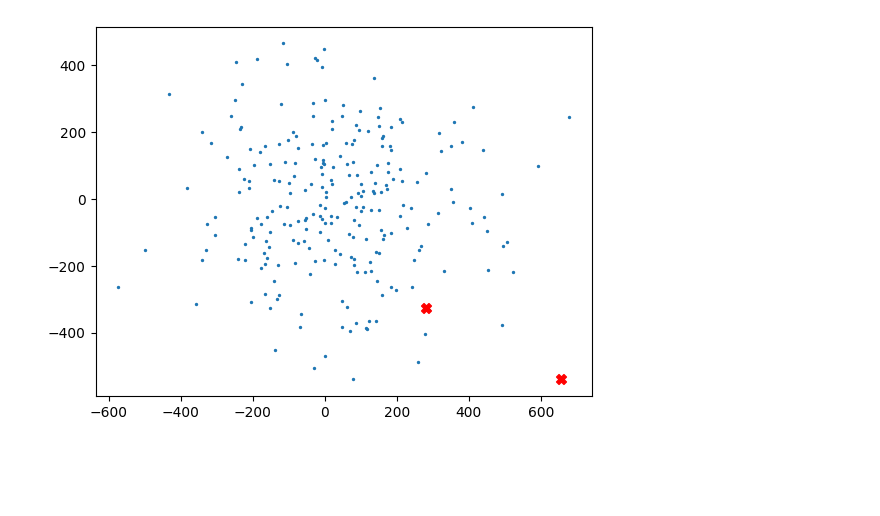
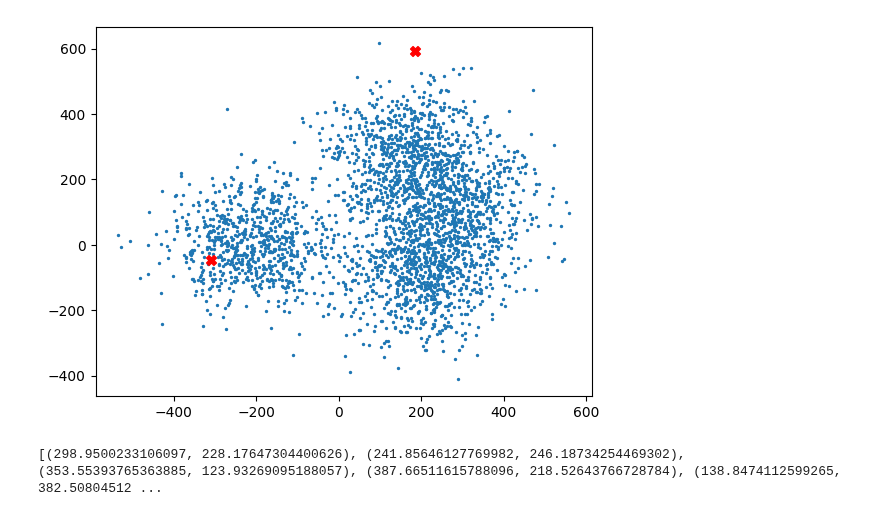
Before and after one commit to mathemaia/studies, a Jupyter notebook: Python/MachineLearning/UnsupervisedLearning/kmeans/test.ipynb, the cells around one changed output. Cells and saved outputs as stored; diff of their text form; code cells hidden in the pictures; blank space fills up the shorter version.

```diff
--- a/Python/MachineLearning/UnsupervisedLearning/kmeans/test.ipynb
+++ b/Python/MachineLearning/UnsupervisedLearning/kmeans/test.ipynb
@@ -1,67 +1,91 @@
 # %%
 from sklearn.datasets import make_blobs
 import matplotlib
 from matplotlib import pyplot as plt
-from matplotlib.backends.backend_agg import FigureCanvasAgg as FigureCanvas
 import random
 import math
 import numpy as np
 import math
 import os
 import imageio.v2 as imageio
 from IPython.display import Image
-
+from tqdm import tqdm
 
 # gera pontos de forma aleatória e separa em duas listas
-X, _ = make_blobs(n_samples=250, centers=2, center_box=(-50, 50), cluster_std=200)
-x1 = []
-x2 = []
-for x in X:
-    x1.append(tuple(x)[0])
-    x2.append(tuple(x)[1])
+DATA, _ = make_blobs(n_samples=3000, centers=4, center_box=(-300, 300), cluster_std=100)
+x = []
+y = []
+for d in DATA:
+    x.append(tuple(d)[0])
+    y.append(tuple(d)[1])
 
 # inicialização dos centróides
-c1 = (random.randint(math.floor(np.min(x1)), math.floor(np.max(x1))), random.randint(math.floor(np.min(x2)), math.floor(np.max(x2))))
-c2 = (random.randint(math.floor(np.min(x1)), math.floor(np.max(x1))), random.randint(math.floor(np.min(x2)), math.floor(np.max(x2))))
-plt.scatter(x=x1, y=x2, s=2)
+c1 = (random.randint(math.floor(np.min(x)), math.floor(np.max(x))), random.randint(math.floor(np.min(y)), math.floor(np.max(y))))
+c2 = (random.randint(math.floor(np.min(x)), math.floor(np.max(x))), random.randint(math.floor(np.min(y)), math.floor(np.max(y))))
+plt.scatter(x=x, y=y, s=2)
 plt.scatter(x=c1[0], y=c1[1], marker='X', s=50, c='red')
 plt.scatter(x=c2[0], y=c2[1], marker='X', s=50, c='red')
 plt.show()
 # %% [output]
-[figure, old version]
+[figure, new version]
 # %%
 # configuração para o matplotlib não plotar os gráficos
 matplotlib.use('Agg')
 
-# criação dos clusters vazios (sem pontos)
-cluster_c1 = []
-cluster_c2 = []
+# lista de coordenadas para fazer os gráficos
+cluster_c1_x = []
+cluster_c1_y = []
+cluster_c2_x = []
+cluster_c2_y = []
 
 # lista com os nomes dos arquivos
 names = []
 
-for i in range(35):
+for i in tqdm(range(35)):
+    # criação dos clusters vazios (sem pontos)
+    cluster_c1 = []
+    cluster_c2 = []
+
     # salva os gráficos em imagens para criar um gif
     fig, ax = plt.subplots()
-    ax.scatter(x=x1, y=x2, s=2)
-    ax.scatter(x=c1[0], y=c1[1], marker='X', s=50, c='red')
-    ax.scatter(x=c2[0], y=c2[1], marker='X', s=50, c='red')
+    if i == 0:
+        # valores do gráfico
+        ax.scatter(x=x, y=y, s=1, color=(0.0, 1.0, 0.0, 1.0))
+        # centróide 1
+        #ax.scatter(x=c1[0], y=c1[1], marker='X', s=1, c='red')
+        # centróide 2
+        #ax.scatter(x=c2[0], y=c2[1], marker='X', s=1, c='blue')
+    else:
+        # valores do gráfico
+        ax.scatter(x=cluster_c1_x, y=cluster_c1_y, s=1, color=(1.0, 0.0, 0.0, 1))
+        ax.scatter(x=cluster_c2_x, y=cluster_c2_y, s=1, color=(0.0, 0.0, 1.0, 1))
+        # centróide 2
+        ax.scatter(x=c2[0], y=c2[1], marker='X', s=75, color=(0.0, 0.0, 0.7, 1))
+        # centróide 1
+        ax.scatter(x=c1[0], y=c1[1], marker='X', s=75, color=(0.7, 0.0, 0.0, 1))
+
+
     fig.savefig(f'images/{i + 1}.png')
+    names.append(f'{i + 1}.png')
     matplotlib.pyplot.close()
-    names.append(f'{i + 1}.png')
 
     # calcula a distancia dos pontos em relação aos centróides
     sum_c1 = 0
-    for j in range(len(x1)):
-        P = (x1[j], x2[j])
+    for j in range(len(x)):
+        P = (x[j], y[j])
 
         c1_distance = math.sqrt(math.pow(P[0] - c1[0], 2) + math.pow(P[1] - c1[1], 2))
         c2_distance = math.sqrt(math.pow(P[0] - c2[0], 2) + math.pow(P[1] - c2[1], 2))
 
+        # atualiza os clusters
         if c1_distance > c2_distance:
             cluster_c2.append(P)
+            cluster_c2_x.append(P[0])
+            cluster_c2_y.append(P[1])
         else:
             cluster_c1.append(P)
+            cluster_c1_x.append(P[0])
+            cluster_c1_y.append(P[1])
             sum_c1 += c1_distance
 
     # atualiza a posição de c1
@@ -82,7 +106,10 @@ for i in range(35):
     if len(cluster_c2) != 0:
         c2 = (sum_x1 / len(cluster_c2), sum_x2 / len(cluster_c2))
 
-    # se os centróides não se moveram, para o looping
+
+print(cluster_c1)
+# %% [output]
+[(298.9500233106097, 228.17647304400626), (241.85646127769982, 246.18734254469302), (353.55393765363885, 123.93269095188057), (387.66511615788096, 218.52643766728784), (138.8474112599265, 382.50804512 ...
 # %%
 path = 'images/'
 extension = '.png'
```
Also changed, not shown: parts of 2 cells of this notebook, 1 other file.
